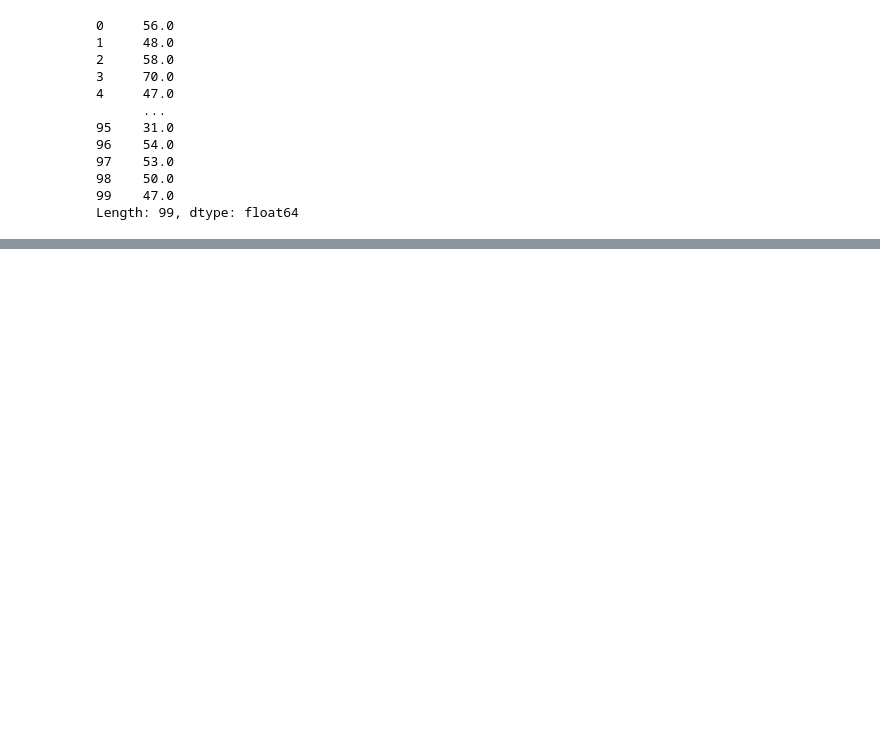
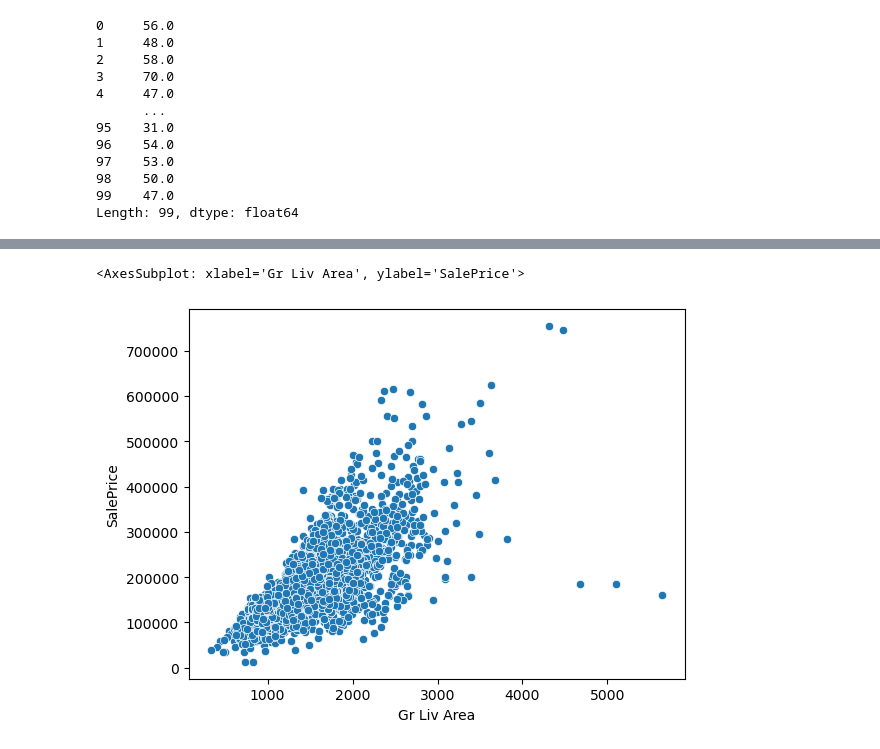
Before and after one commit to satanix0/data-science, a Jupyter notebook: Feature Engineering/Revision.ipynb, the cells around one changed output, grey strips where cells are left out. Cells and saved outputs as stored; diff of their text form; code cells hidden in the pictures; blank space fills up the shorter version.

```diff
--- a/Feature Engineering/Revision.ipynb
+++ b/Feature Engineering/Revision.ipynb
@@ -74,5 +74,6 @@ ser[ser > low_lim]
 99    47.0
 Length: 99, dtype: float64
 # %%
-df = pd.read_csv(".../DATA/Ames_Housing_Data.csv")
+df = pd.read_csv("Ames_Housing_Data.csv")
+df
 # %% [output]
@@ -79,0 +93,5 @@ FileNotFoundError: [Errno 2] No such file or directory: '.../DATA/Ames_Housing_D
+# %%
+sns.scatterplot(data=df,x='Gr Liv Area', y='SalePrice')
+# %% [output]
+<AxesSubplot: xlabel='Gr Liv Area', ylabel='SalePrice'>
+[figure, added]
```
Also changed, not shown: parts of 1 cell of this notebook, 8 other files.
